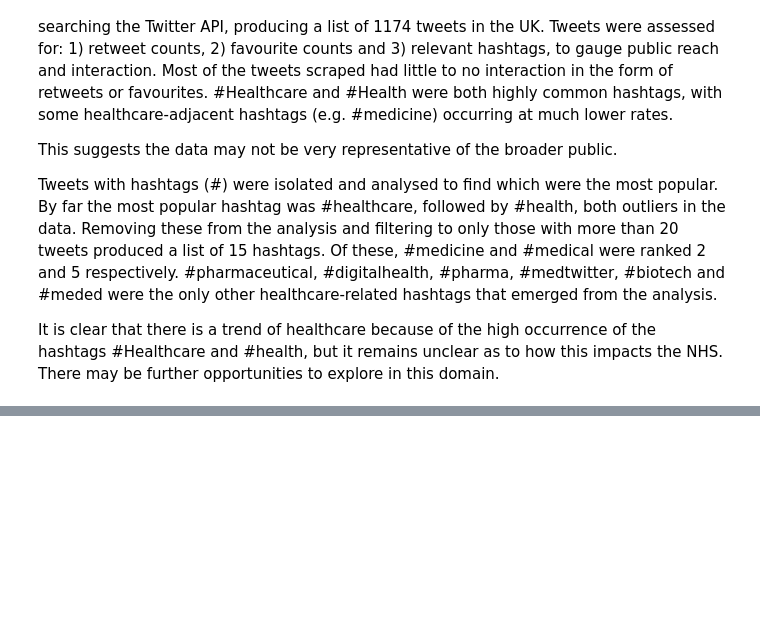
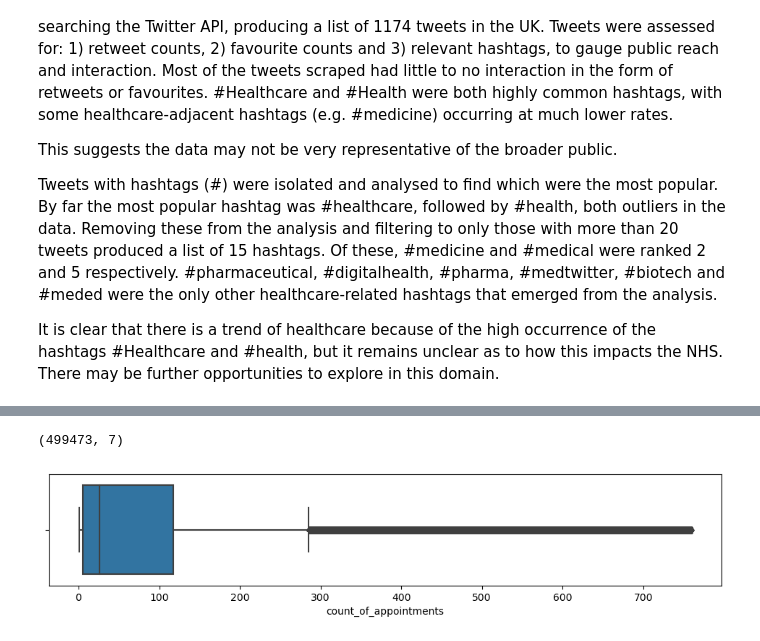
Before and after one commit to AsafRubin00/LSE-Data-Analytics-Using-Python, a Jupyter notebook: Rubin_Asaf_DA201_Assignment_Report.ipynb, the cells around one changed output, grey strips where cells are left out. Cells and saved outputs as stored; diff of their text form; code cells hidden in the pictures; blank space fills up the shorter version.

```diff
--- a/Rubin_Asaf_DA201_Assignment_Report.ipynb
+++ b/Rubin_Asaf_DA201_Assignment_Report.ipynb
@@ -726,0 +779,31 @@ It is clear that there is a trend of healthcare because of the high occurrence o
+# %%
+# Removing outliers from the AR file
+# Create a new DataFrame
+ar_2 = ar
+
+# The columns you want to search for outliers in.
+cols = ['count_of_appointments']
+
+
+# Calculate quantiles and IQR.
+Q1 = ar_2[cols].quantile(0.25)
+Q3 = ar_2[cols].quantile(0.75)
+IQR = Q3 - Q1
+IQR
+
+# Return a boolean array of the rows with (any) non-outlier column values.
+condition = ~((ar_2[cols] < (Q1 - 1.5 * IQR)) | (ar_2[cols] > (Q3 + 1.5 * IQR))).any(axis=1)
+
+# Filter DataFrame based on condition.
+ar_2_non_outlier = ar_2[condition]
+ar_2_non_outlier.shape
+# %% [output]
+(499473, 7)
+# %%
+# Plot to see if outliers have been removed:
+# whis = multiplicative factor
+fig = plt.subplots(figsize=(12, 2))
+
+ax = sns.boxplot(x=ar_2_non_outlier['count_of_appointments'], whis=1.5)
+# %% [output]
+[figure, added]
```
Also changed, not shown: parts of 9 cells of this notebook.
